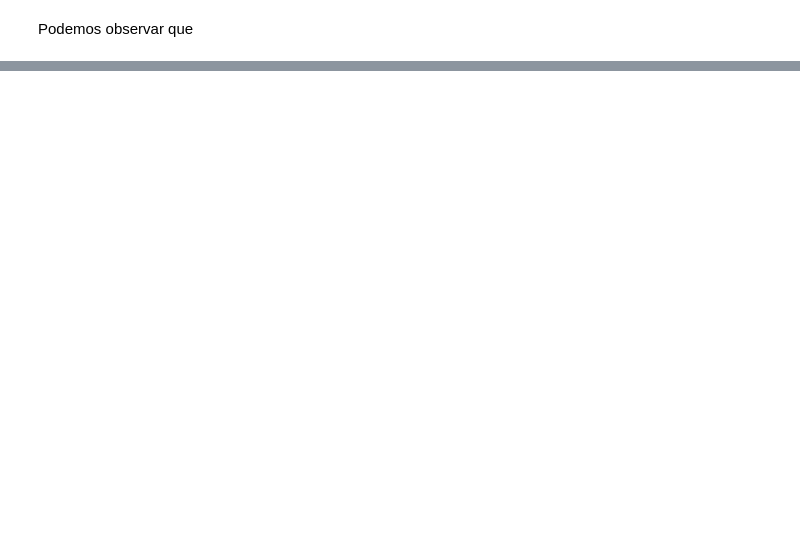
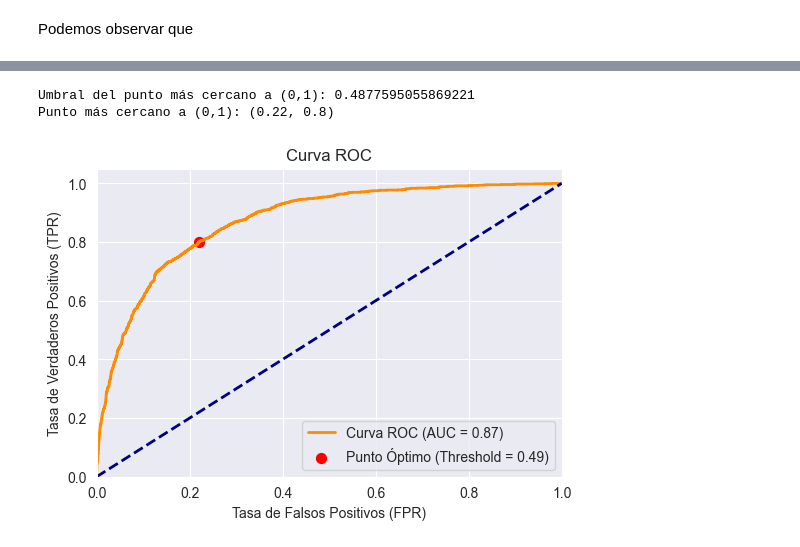
Before and after one commit to therokitoki/AA1-TUIA-Alsop-Hachen, a Jupyter notebook: tp2.ipynb, the cells around one changed output, grey strips where cells are left out. Cells and saved outputs as stored; diff of their text form; code cells hidden in the pictures; blank space fills up the shorter version.

```diff
--- a/tp2.ipynb
+++ b/tp2.ipynb
@@ -930,0 +1019,10 @@ plt.show()
+# %%
+# Balanceo con SMOTE
+smote = SMOTE(random_state=42)
+x_train_resampled, y_train_resampled = smote.fit_resample(x_train_scaled, y_train)
+# %%
+logistic_SMOTE = LogisticRegression(random_state=42, max_iter=200)
+logistic_SMOTE.fit(x_train_resampled, y_train_resampled)
+y_pred = logistic_SMOTE.predict(x_test_scaled)
+
+logRegMetrics(y_test, y_pred, 'Regresión Logística (balanceo SMOTE)')
@@ -930,0 +1047,9 @@ plt.show()
+# %%
+# Obtengo las probabilidades de predicción del modelo
+y_probs3 = logistic_SMOTE.predict_proba(x_test_scaled)[:, 1]
+
+logistic_SMOTE_th = curvaRocCustom(y_test,y_probs3)
+# %% [output]
+Umbral del punto más cercano a (0,1): 0.4877595055869221
+Punto más cercano a (0,1): (0.22, 0.8)
+[figure, added]
```
Also changed, not shown: parts of 38 cells of this notebook.
